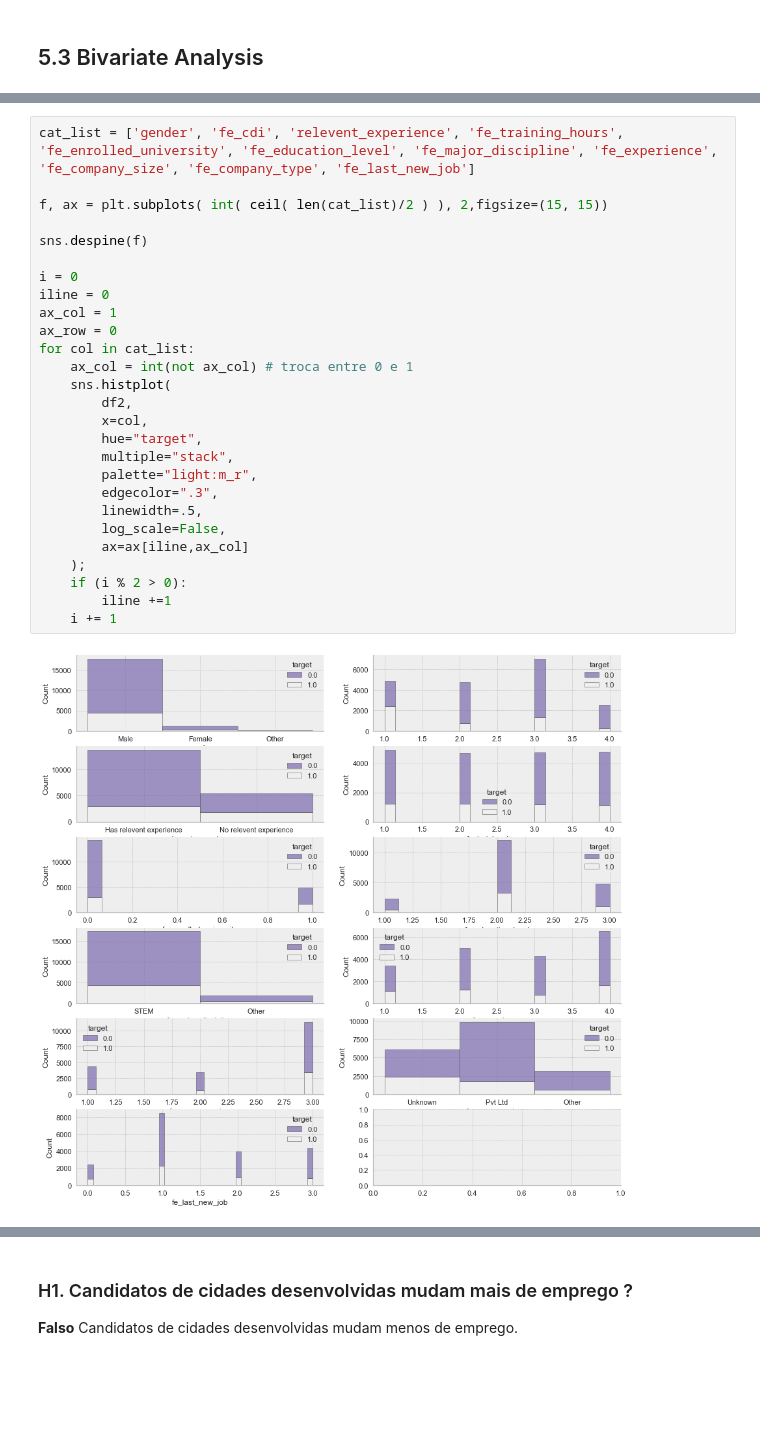
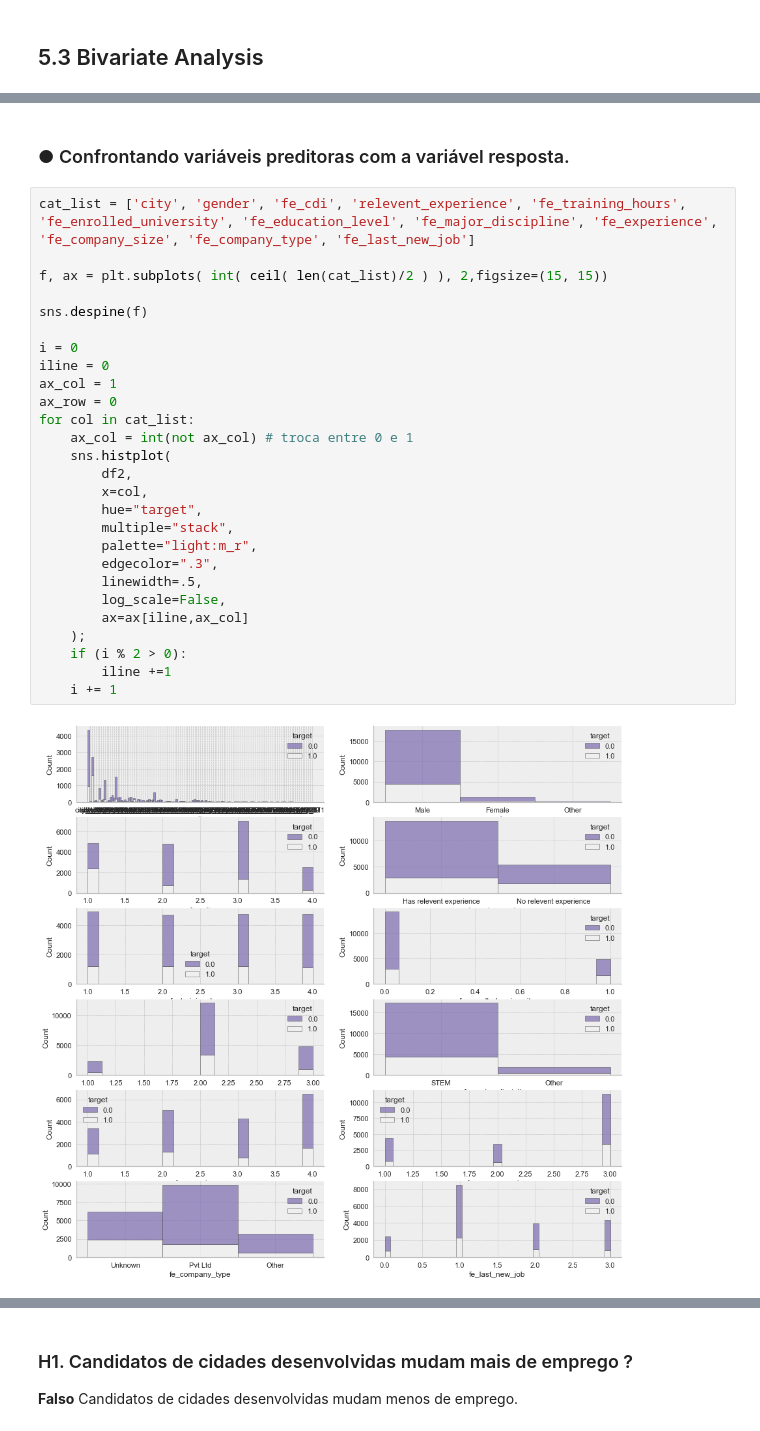
Before and after one commit to fabyosr/MachineLearning, a Jupyter notebook: Sklearn/sklearn_oi_masterdados/Job_Change_of_Data_Scientists.ipynb, the cells around one changed output, grey strips where cells are left out. Cells and saved outputs as stored; diff of their text form; blank space fills up the shorter version.

```diff
--- a/Sklearn/sklearn_oi_masterdados/Job_Change_of_Data_Scientists.ipynb
+++ b/Sklearn/sklearn_oi_masterdados/Job_Change_of_Data_Scientists.ipynb
@@ -726,29 +795,31 @@ df2.head()
+# %% [markdown]
+### ● Confrontando variáveis preditoras com a variável resposta.
 # %%
-cat_list = ['gender', 'fe_cdi', 'relevent_experience', 'fe_training_hours', 'fe_enrolled_university', 'fe_education_level', 'fe_major_discipline', 'fe_experience', 'fe_company_size', 'fe_company_type', 'fe_last_new_job']
+cat_list = ['city', 'gender', 'fe_cdi', 'relevent_experience', 'fe_training_hours', 'fe_enrolled_university', 'fe_education_level', 'fe_major_discipline', 'fe_experience', 'fe_company_size', 'fe_company_type', 'fe_last_new_job']
 
 f, ax = plt.subplots( int( ceil( len(cat_list)/2 ) ), 2,figsize=(15, 15))
 
 sns.despine(f)
 
 i = 0
 iline = 0
 ax_col = 1
 ax_row = 0
 for col in cat_list:
     ax_col = int(not ax_col) # troca entre 0 e 1
     sns.histplot(
         df2,
         x=col,
         hue="target",
         multiple="stack",
         palette="light:m_r",
         edgecolor=".3",
         linewidth=.5,
         log_scale=False,
         ax=ax[iline,ax_col]
     );
     if (i % 2 > 0):
         iline +=1
     i += 1
 # %% [output]
-[figure, old version]
+[figure, new version]
```
Also changed, not shown: parts of 157 cells of this notebook.
